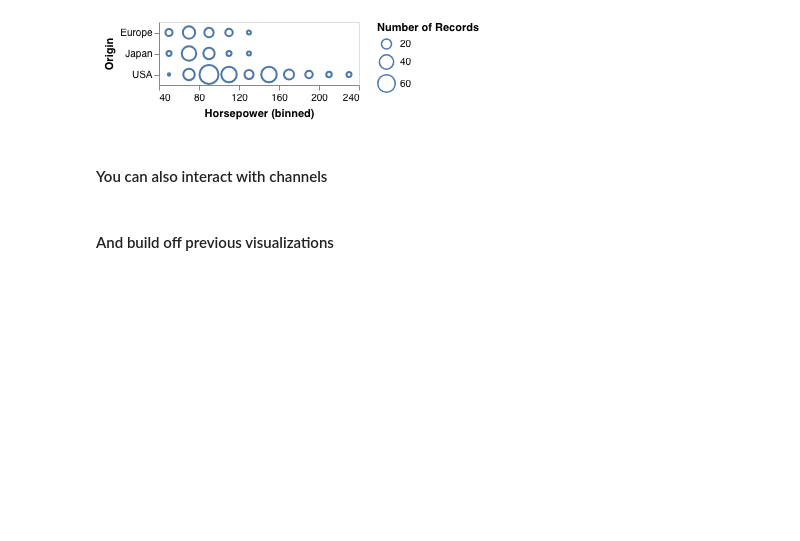
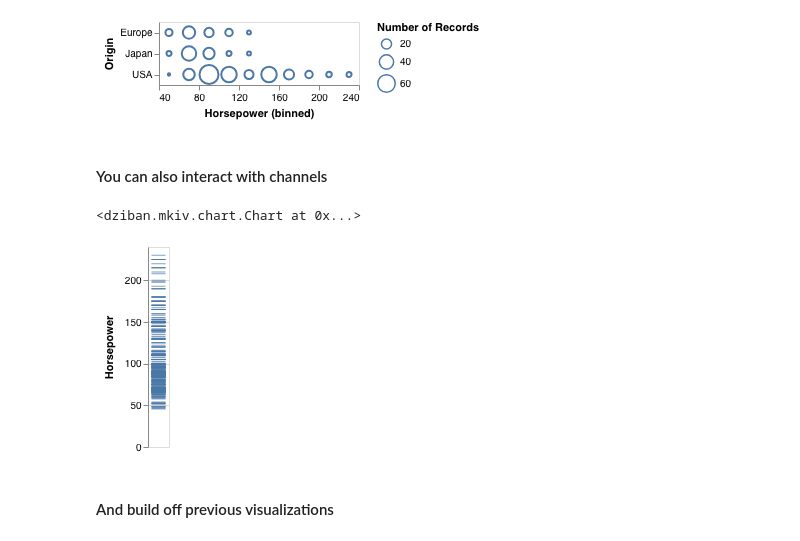
Before and after one commit to uwdata/dziban, a Jupyter notebook: examples/MKIV.ipynb, the cells around one changed output. Saved outputs shown, nothing was run; the diff lists cells and outputs as text; code cells hidden in the pictures; blank space fills up the shorter version.

```diff
--- a/examples/MKIV.ipynb
+++ b/examples/MKIV.ipynb
@@ -60,6 +60,10 @@ base.field('Horsepower', bin=True).field('Origin')
 #### You can also interact with channels
 # %%
 vertical_strip = base.y(field='Horsepower')
+vertical_strip
+# %% [output]
+<dziban.mkiv.chart.Chart at 0x...>
+[figure, added]
 # %% [markdown]
 #### And build off previous visualizations
 # %%
```
Also changed, not shown: parts of 1 cell of this notebook.
